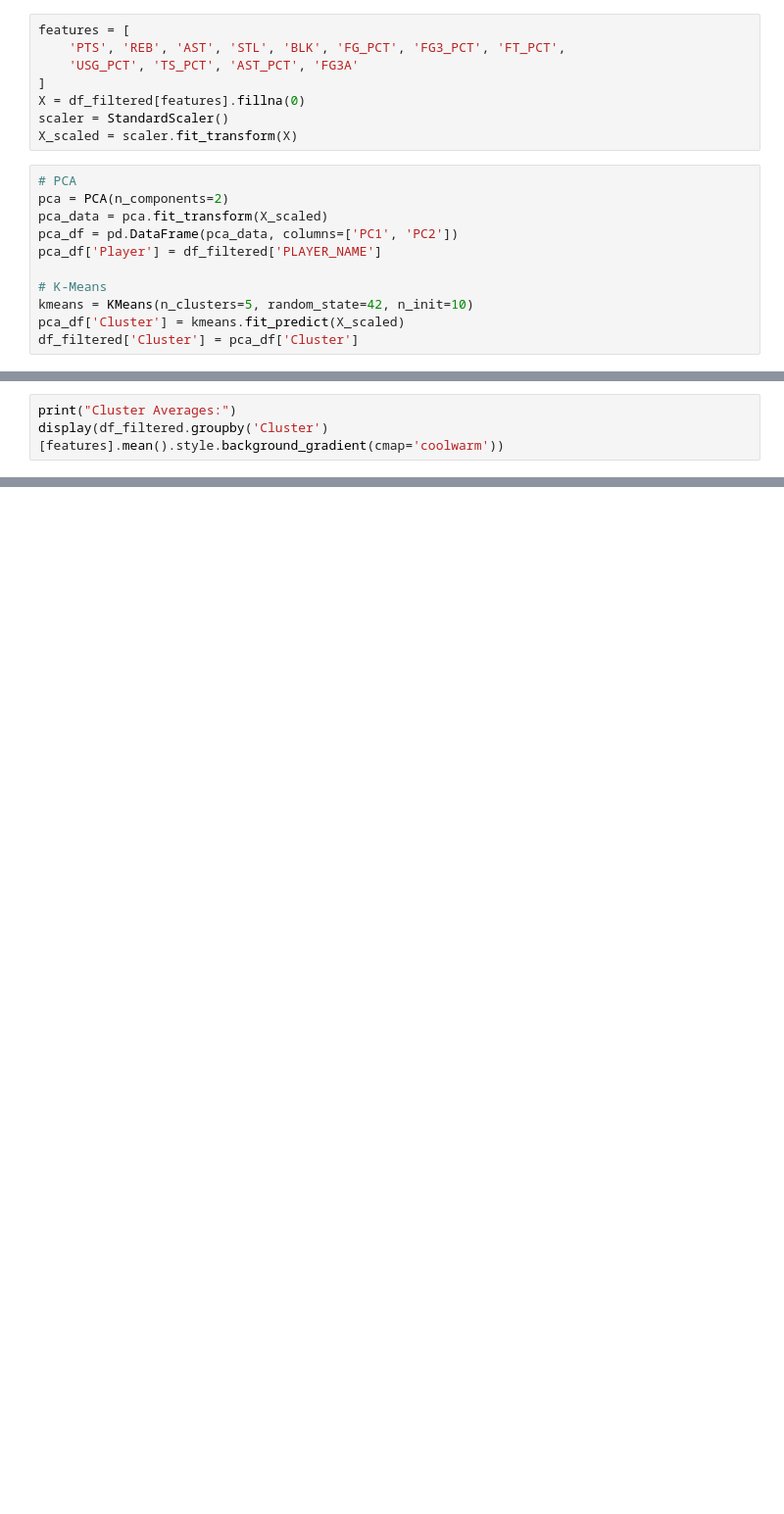
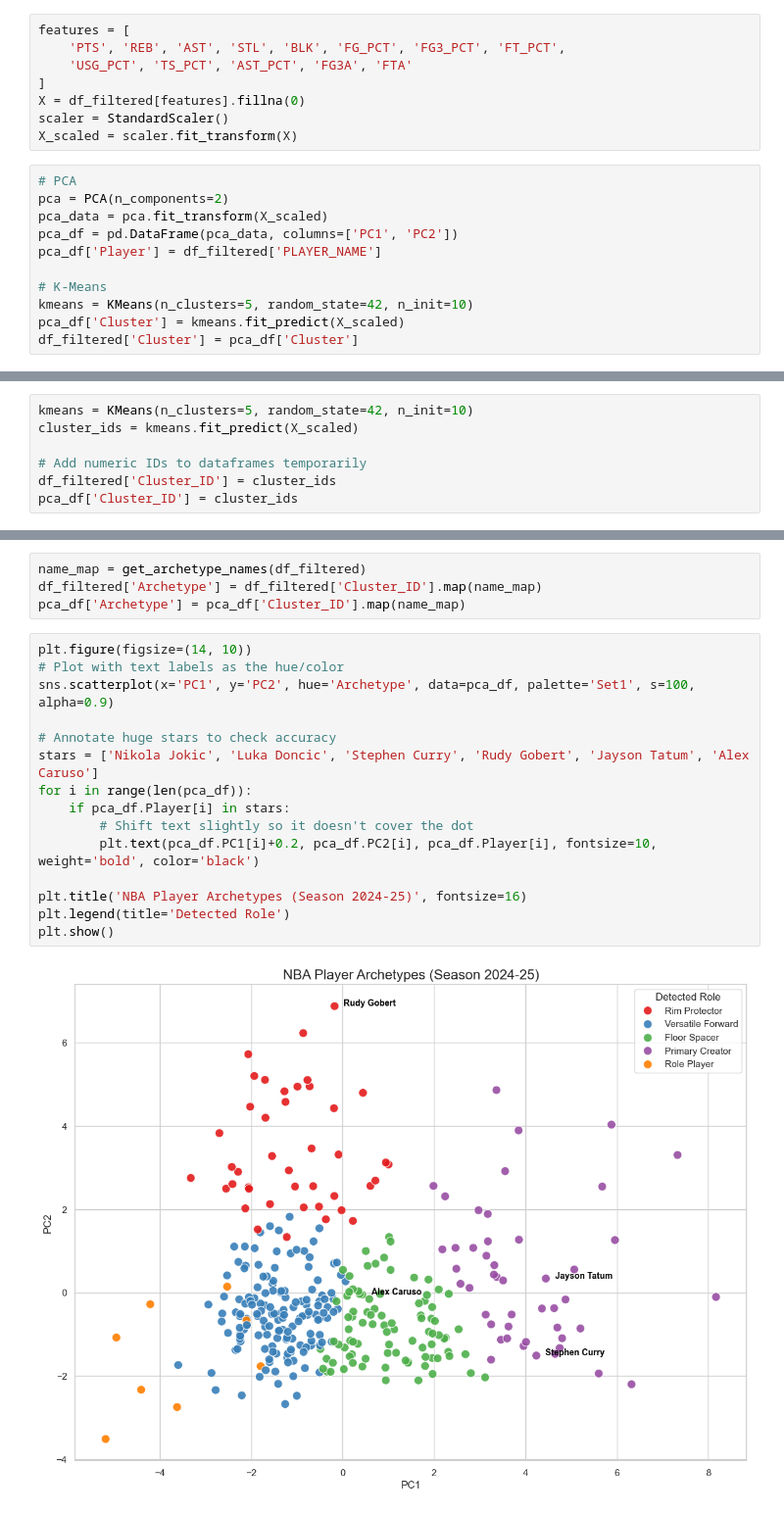
Before and after one commit to joshua-lyw/CS439-NBAProject, a Jupyter notebook: NBA Final Project.ipynb, the cells around one changed output, grey strips where cells are left out. Shown: that part at 98% size. Drawn from its saved outputs; the diff is of its cells as text; blank space fills up the shorter version.

Commit message:
Implemented naming for archetype

```diff
--- a/NBA Final Project.ipynb
+++ b/NBA Final Project.ipynb
@@ -73,7 +73,7 @@ Data Loaded. Players: 336
 # %%
 features = [
     'PTS', 'REB', 'AST', 'STL', 'BLK', 'FG_PCT', 'FG3_PCT', 'FT_PCT',
-    'USG_PCT', 'TS_PCT', 'AST_PCT', 'FG3A'
+    'USG_PCT', 'TS_PCT', 'AST_PCT', 'FG3A', 'FTA'
 ]
 X = df_filtered[features].fillna(0)
 scaler = StandardScaler()
@@ -104,3 +106,7 @@ plt.show()
 # %%
-print("Cluster Averages:")
-display(df_filtered.groupby('Cluster')[features].mean().style.background_gradient(cmap='coolwarm'))
+kmeans = KMeans(n_clusters=5, random_state=42, n_init=10)
+cluster_ids = kmeans.fit_predict(X_scaled)
+
+# Add numeric IDs to dataframes temporarily
+df_filtered['Cluster_ID'] = cluster_ids
+pca_df['Cluster_ID'] = cluster_ids
@@ -115,0 +151,21 @@ Cluster Averages:
+# %%
+name_map = get_archetype_names(df_filtered)
+df_filtered['Archetype'] = df_filtered['Cluster_ID'].map(name_map)
+pca_df['Archetype'] = pca_df['Cluster_ID'].map(name_map)
+# %%
+plt.figure(figsize=(14, 10))
+# Plot with text labels as the hue/color
+sns.scatterplot(x='PC1', y='PC2', hue='Archetype', data=pca_df, palette='Set1', s=100, alpha=0.9)
+
+# Annotate huge stars to check accuracy
+stars = ['Nikola Jokic', 'Luka Doncic', 'Stephen Curry', 'Rudy Gobert', 'Jayson Tatum', 'Alex Caruso']
+for i in range(len(pca_df)):
+    if pca_df.Player[i] in stars:
+        # Shift text slightly so it doesn't cover the dot
+        plt.text(pca_df.PC1[i]+0.2, pca_df.PC2[i], pca_df.Player[i], fontsize=10, weight='bold', color='black')
+
+plt.title('NBA Player Archetypes (Season 2024-25)', fontsize=16)
+plt.legend(title='Detected Role')
+plt.show()
+# %% [output]
+[figure, added]
```
Also changed, not shown: parts of 6 cells of this notebook.
